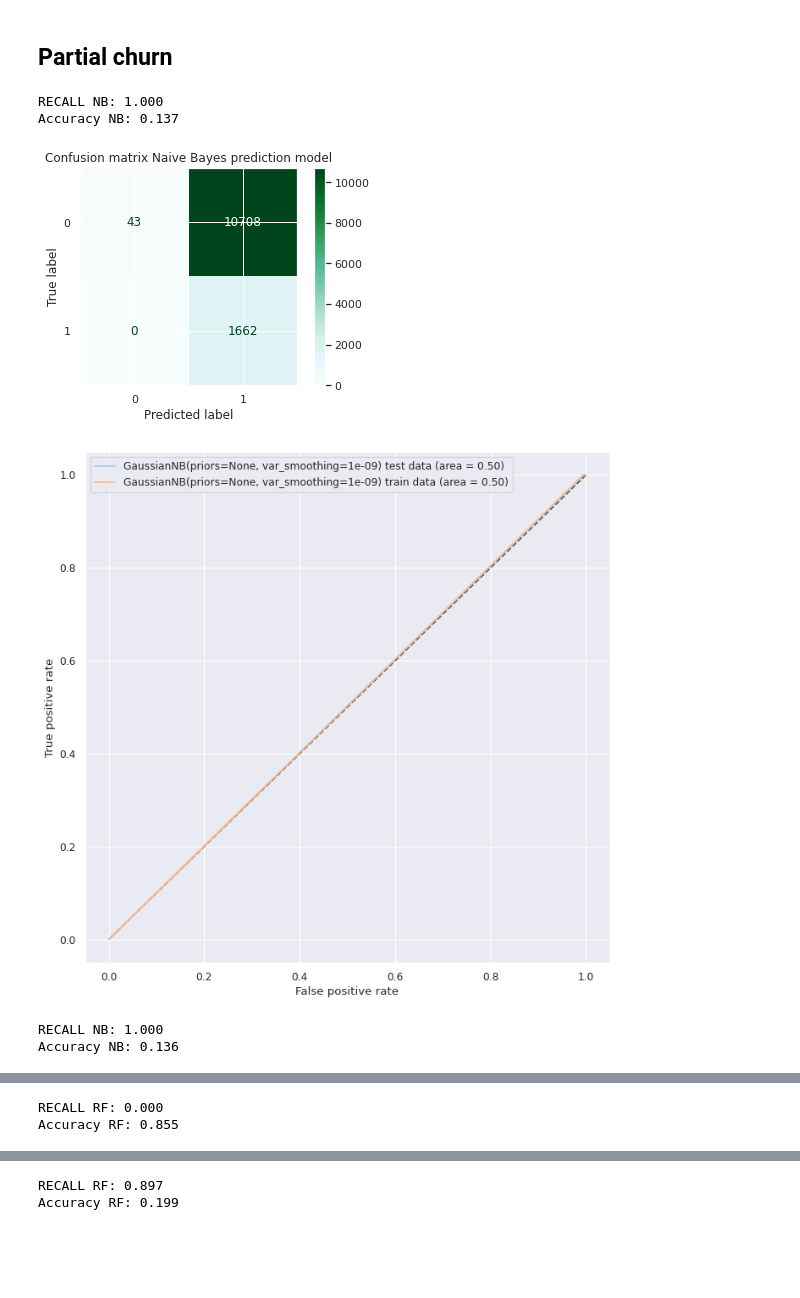
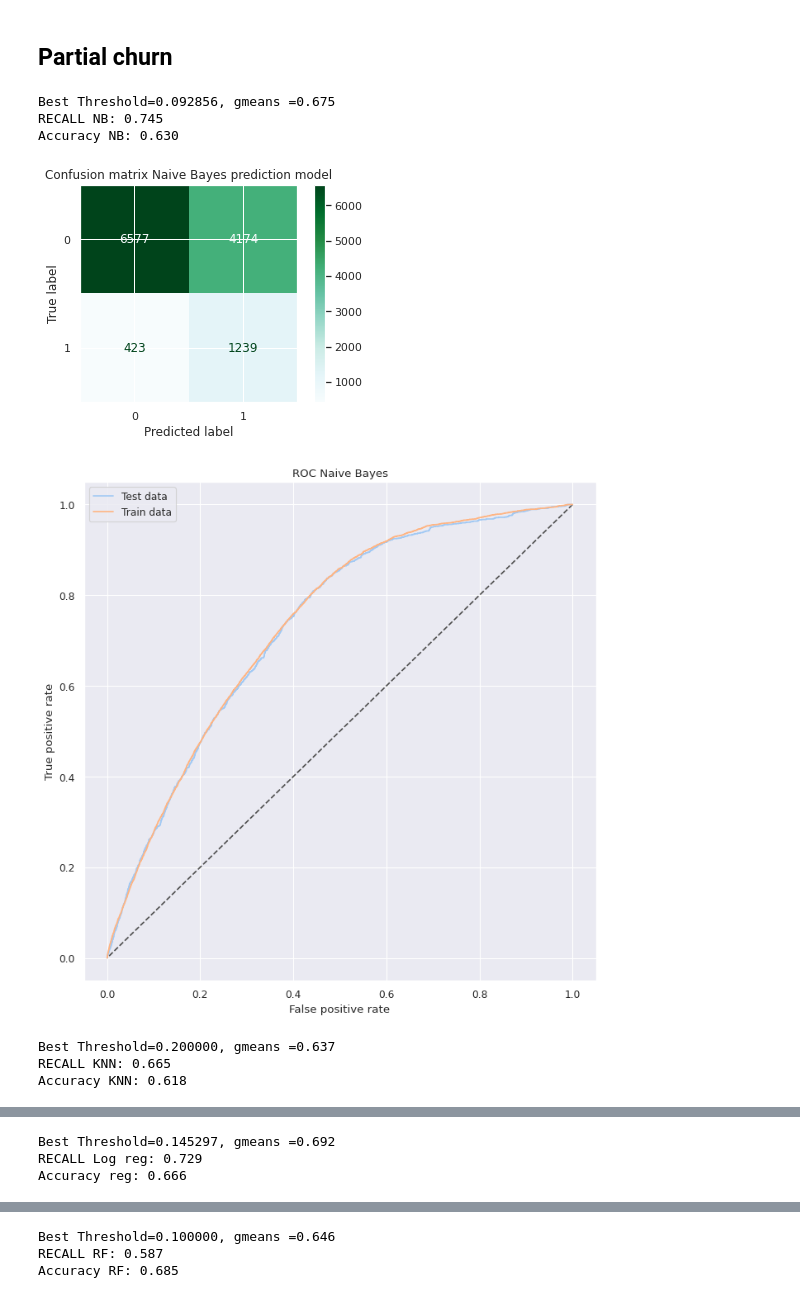
Before and after one commit to sondreid/BAN427, a Jupyter notebook: ban427_google.ipynb, the cells around one changed output, grey strips where cells are left out. Saved outputs shown, nothing was run; the diff lists cells and outputs as text; code cells hidden in the pictures; blank space fills up the shorter version.

```diff
--- a/ban427_google.ipynb
+++ b/ban427_google.ipynb
@@ -631,0 +622,15 @@ print('Best Threshold=%f, fscore =%.3f' % (thresholds[ix], recall[ix]))
+# %%
+### Optimal threshold
+
+def find_optimal_threshold(model, test_set_x, test_set_y):
+    """
+
+    parameters:
+
+    """"
+    preds_model = model.predict_proba(test_set_x)[:,1]
+    fpr, tpr, thresholds = metrics.roc_curve(test_set_y, preds_model)
+    gmeans = sqrt(tpr * (1-fpr))
+    ix = argmax(gmeans)
+    print('Best Threshold=%f, gmeans =%.3f' % (thresholds[ix], gmeans[ix]))
+    return thresholds[ix]
@@ -699,54 +711,56 @@ Accuracy RF: 0.621
 ## Partial churn
 # %%
 ## Naive Bayes
-ypred_nb_pc = (nb_pc.predict_proba(xtest_pc)[:,1]  >= 0.1).astype(bool)
+ypred_nb_pc = (nb_pc.predict_proba(xtest_pc)[:,1]  >= find_optimal_threshold(nb_pc, xtest_pc, ytest_pc)).astype(bool)
 print('RECALL NB: %.3f' % recall_score(ytest_pc, ypred_nb_pc))
 print('Accuracy NB: %.3f' % accuracy_score(ytest_pc, ypred_nb_pc))
 clear_conf_matrix(ytest_pc, ypred_nb_pc, 'Confusion matrix Naive Bayes prediction model')
-roc(ytrain_pc, xtrain_pc, ytest_pc, xtest_pc, nb_pc)
+roc(ytrain_pc, xtrain_pc, ytest_pc, xtest_pc, nb_pc, 'ROC Naive Bayes')
 
 
 ## KNN
-ypred_knn_pc = (knn_pc.predict_proba(xtest_pc)[:,1]  >= 0.1).astype(bool)
-print('RECALL NB: %.3f' % recall_score(ytest_pc, ypred_knn_pc))
-print('Accuracy NB: %.3f' % accuracy_score(ytest_pc, ypred_knn_pc))
+ypred_knn_pc = (knn_pc.predict_proba(xtest_pc)[:,1]  >= find_optimal_threshold(knn_pc, xtest_pc, ytest_pc)).astype(bool)
+print('RECALL KNN: %.3f' % recall_score(ytest_pc, ypred_knn_pc))
+print('Accuracy KNN: %.3f' % accuracy_score(ytest_pc, ypred_knn_pc))
 clear_conf_matrix(ytest_pc, ypred_knn_pc, 'Confusion matrix K-nearest neighbors prediction model')
-roc(ytrain_pc, xtrain_pc, ytest_pc, xtest_pc, knn_pc)
+roc(ytrain_pc, xtrain_pc, ytest_pc, xtest_pc, knn_pc, 'ROC KNN')
 
 ## Logistic regression
-yprob_logreg_pc = (logreg_pc.predict_proba(xtest_pc)[:,1]  >= 0.1).astype(bool)
-print('RECALL RF: %.3f' % recall_score(ytest_pc, yprob_logreg_pc))
-print('Accuracy RF: %.3f' % accuracy_score(ytest_pc, yprob_logreg_pc))
+yprob_logreg_pc = (logreg_pc.predict_proba(xtest_pc)[:,1]  >= find_optimal_threshold(logreg_pc, xtest_pc, ytest_pc)).astype(bool)
+print('RECALL Log reg: %.3f' % recall_score(ytest_pc, yprob_logreg_pc))
+print('Accuracy reg: %.3f' % accuracy_score(ytest_pc, yprob_logreg_pc))
 clear_conf_matrix(ytest_pc, yprob_logreg_pc, 'Confusion matrix Logistic regression prediction model')
-roc(ytrain_pc, xtrain_pc, ytest_pc, xtest_pc, logreg_pc)
+roc(ytrain_pc, xtrain_pc, ytest_pc, xtest_pc, logreg_pc, 'ROC Logistic Regression')
 
 ### Random forest
 
-ypred_rfc_pc = (rfc_pc.predict_proba(xtest_pc)[:,1] > 0.1).astype(bool)
+ypred_rfc_pc = (rfc_pc.predict_proba(xtest_pc)[:,1] > find_optimal_threshold(rfc_pc, xtest_pc, ytest_pc)).astype(bool)
 print('RECALL RF: %.3f' % recall_score(ytest_pc, ypred_rfc_pc))
 print('Accuracy RF: %.3f' % accuracy_score(ytest_pc, ypred_rfc_pc))
 clear_conf_matrix(ytest_pc, ypred_rfc_pc, 'Confusion matrix Random Forest prediction model')
-roc(ytrain_pc, xtrain_pc, ytest_pc, xtest_pc, rfc_pc)
+roc(ytrain_pc, xtrain_pc, ytest_pc, xtest_pc, rfc_pc, 'ROC Random Forest')
 
 ### LDA
 
-ypred_lda_pc = (lda_pc.predict_proba(xtest_pc)[:,1]  >= 0.1).astype(bool)
+ypred_lda_pc = (lda_pc.predict_proba(xtest_pc)[:,1]  >= find_optimal_threshold(lda_pc, xtest_pc, ytest_pc)).astype(bool)
 print('RECALL LDA: %.3f' % recall_score(ytest_pc, ypred_lda_pc))
 print('Accuracy LDA: %.3f' % accuracy_score(ytest_pc, ypred_lda_pc))
 clear_conf_matrix(ytest_pc, ypred_lda_pc, 'Confusion matrix Linear Discriminat Analysis prediction model')
-roc(ytrain_pc, xtrain_pc, ytest_pc, xtest_pc, lda_pc)
+roc(ytrain_pc, xtrain_pc, ytest_pc, xtest_pc, lda_pc, 'ROC LDA')
 
 
 #### GBM
-ypred_gbm_pc = (gbm_pc.predict_proba(xtest_pc)[:,1]  >= 0.1).astype(bool)
+ypred_gbm_pc = (gbm_pc.predict_proba(xtest_pc)[:,1]  >= find_optimal_threshold(gbm_pc, xtest_pc, ytest_pc)).astype(bool)
 print('RECALL GBM: %.3f' % recall_score(ytest_pc, ypred_gbm_pc))
 print('Accuracy GBM: %.3f' % accuracy_score(ytest_pc, ypred_gbm_pc))
 clear_conf_matrix(ytest_pc, ypred_gbm_pc, 'Confusion matrix Gradient Boosting Machine prediction model')
-roc(ytrain_pc, xtrain_pc, ytest_pc, xtest_pc, gbm_pc)
+roc(ytrain_pc, xtrain_pc, ytest_pc, xtest_pc, gbm_pc, 'ROC GBM')
 # %% [output]
-RECALL NB: 1.000
-Accuracy NB: 0.137
+Best Threshold=0.092856, gmeans =0.675
+RECALL NB: 0.745
+Accuracy NB: 0.630
-[figure, old version]
+[figure, new version]
-[figure, old version]
+[figure, new version]
-RECALL NB: 1.000
-Accuracy NB: 0.136
+Best Threshold=0.200000, gmeans =0.637
+RECALL KNN: 0.665
+Accuracy KNN: 0.618
@@ -755,2 +769,3 @@ Accuracy NB: 0.136
-RECALL RF: 0.000
-Accuracy RF: 0.855
+Best Threshold=0.145297, gmeans =0.692
+RECALL Log reg: 0.729
+Accuracy reg: 0.666
@@ -759,2 +774,3 @@ Accuracy RF: 0.855
-RECALL RF: 0.897
-Accuracy RF: 0.199
+Best Threshold=0.100000, gmeans =0.646
+RECALL RF: 0.587
+Accuracy RF: 0.685
```
Also changed, not shown: parts of 17 cells of this notebook, 1 other file.
